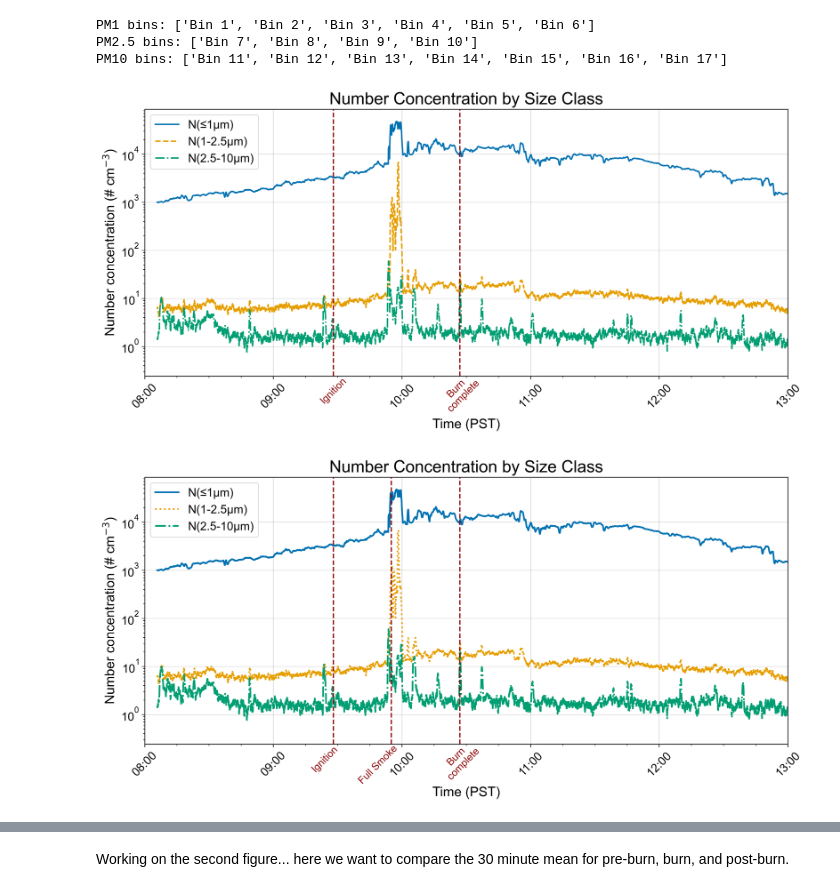
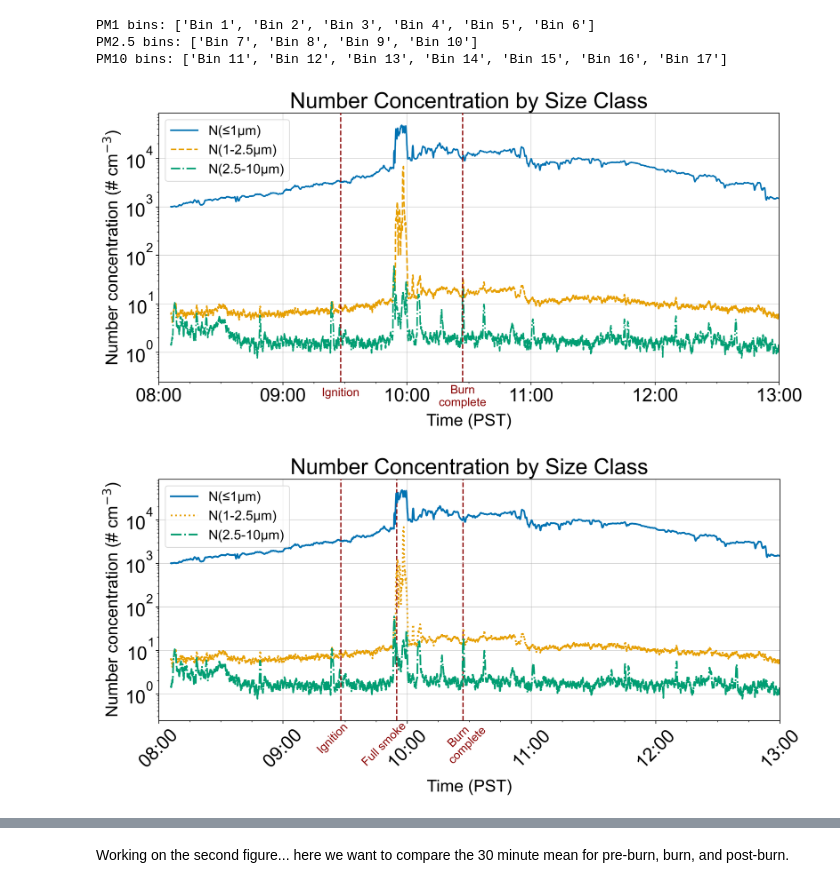
Before and after one commit to marositesUSC/yst_aerosols, a Jupyter notebook: notebooks/EGU_figures.ipynb, the cells around one changed output, grey strips where cells are left out. Saved outputs shown, nothing was run; the diff lists cells and outputs as text; code cells hidden in the pictures.

```diff
--- a/notebooks/EGU_figures.ipynb
+++ b/notebooks/EGU_figures.ipynb
@@ -219,7 +227,7 @@ plt.ylabel('Number concentration (# cm$^{-3}$)')
 time_formatter = mdates.DateFormatter("%H:%M")
 plt.gca().xaxis.set_major_formatter(time_formatter)
 plt.gca().xaxis.set_minor_locator(mdates.MinuteLocator(byminute=[0, 15, 30, 45]))
-plt.xticks(rotation=45)
+# plt.xticks(rotation=45)
 plt.xlim(pd.Timestamp('2025-06-10 08:00:00'), pd.Timestamp('2025-06-10 13:00:00'))
 ax = plt.gca()
 
@@ -227,26 +235,29 @@ plt.axvline(x=ignition, color='darkred', linestyle='--', linewidth=1.5, zorder=1
 plt.axvline(x=burn_complete, color='darkred', linestyle='--', linewidth=1.5, zorder=10)
 
 ax.text(
-    ignition, 0, 'Ignition',
+    ignition, -0.02, 'Ignition',
     transform=ax.get_xaxis_transform(),
-    rotation=45, va='top', ha='center',
+    # rotation=45,
+    va='top', ha='center',
     color='darkred', clip_on=False
 )
 
 ax.text(
-    burn_complete, 0.02, 'Burn\ncomplete',
+    burn_complete, -0.01, 'Burn\ncomplete',
     transform=ax.get_xaxis_transform(),
-    rotation=45, va='top', ha='center',
+    # rotation=45,
+    va='top', ha='center',
     color='darkred', clip_on=False
 )
 
-plt.legend(framealpha=0.7)
+plt.legend(framealpha=0.7, loc='upper left')
 
 plt.yscale('log')
+plt.tight_layout()
 
 plt.show()
 # %% [output]
-[figure, old version]
+[figure, new version]
 # %%
 # I want another version of this plot with more vertical lines for other events that happened during the experiment.
 
@@ -265,41 +276,47 @@ plt.ylabel('Number concentration (# cm$^{-3}$)')
 time_formatter = mdates.DateFormatter("%H:%M")
 plt.gca().xaxis.set_major_formatter(time_formatter)
 plt.gca().xaxis.set_minor_locator(mdates.MinuteLocator(byminute=[0, 15, 30, 45]))
 plt.xticks(rotation=45)
 plt.xlim(pd.Timestamp('2025-06-10 08:00:00'), pd.Timestamp('2025-06-10 13:00:00'))
 ax = plt.gca()
 
+
+plt.legend(framealpha=0.7, loc='upper left')
+
+
 plt.axvline(x=ignition, color='darkred', linestyle='--', linewidth=1.5, zorder=10)
-plt.axvline(x=burn_complete, color='darkred', linestyle='--', linewidth=1.5, zorder=10)
+plt.axvline(x=burn_complete, color='darkred', linestyle='--', linewidth=1.5, zorder=1)
 
 # plt.axvspan(xmin=site1_fullsmoke, xmax=site1_airclear, color='darkred', alpha=0.2, zorder=1)
-plt.axvline(x=site1_fullsmoke, color='darkred', linestyle='--', linewidth=1.5, zorder=10)
+plt.axvline(x=site1_fullsmoke, color='darkred', linestyle='--', linewidth=1.5, zorder=1)
+
+
 
 ax.text(
     ignition- pd.Timedelta(minutes=4), -0.001, 'Ignition',
-    transform=ax.get_xaxis_transform(),
-    rotation=45, va='top', ha='center',
+    transform=ax.get_xaxis_transform(), rotation=45,
+    va='top', ha='center',
     color='darkred', clip_on=False
 )
 
 ax.text(
     burn_complete, 0.02, 'Burn\ncomplete',
-    transform=ax.get_xaxis_transform(),
-    rotation=45, va='top', ha='center',
+    transform=ax.get_xaxis_transform(), rotation=45,
+    va='top', ha='center',
     color='darkred', clip_on=False
 )
 
 ax.text(
-    site1_fullsmoke - pd.Timedelta(minutes=6), 0.0, 'Full Smoke',
-    transform=ax.get_xaxis_transform(),
-    rotation=45, va='top', ha='center',
+    site1_fullsmoke - pd.Timedelta(minutes=6), 0.0, 'Full smoke',
+    transform=ax.get_xaxis_transform(), rotation=45,
+    va='top', ha='center',
     color='darkred', clip_on=False
 )
 
-plt.legend(framealpha=0.7)
+
 
 plt.yscale('log')
 
 plt.show()
 # %% [output]
-[figure, old version]
+[figure, new version]
```
Also changed, not shown: parts of 6 cells of this notebook, 4 other files.
